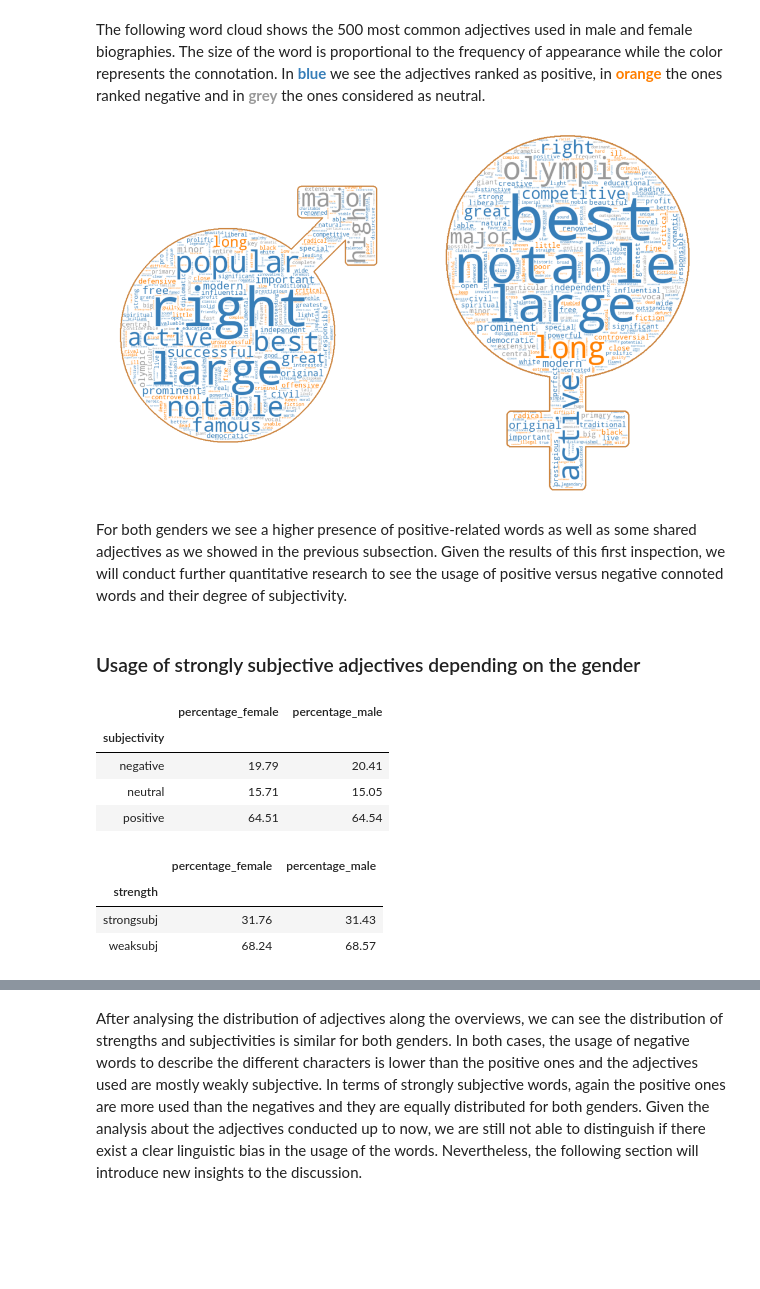
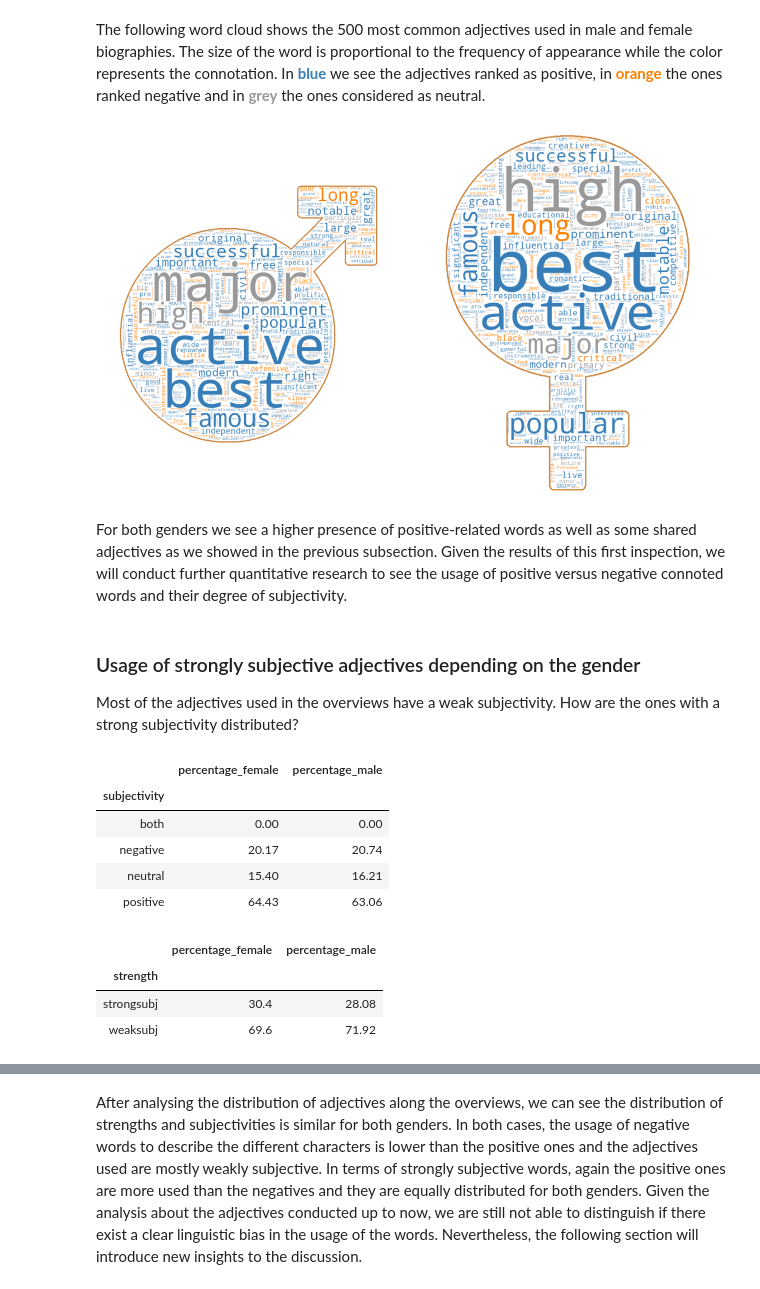
Before and after one commit to natbolon/wiki-gender, a Jupyter notebook: gender_biases_in_wikipedia.ipynb, the cells around one changed output, grey strips where cells are left out. Drawn from its saved outputs; the diff is of its cells as text; code cells hidden in the pictures; blank space fills up the shorter version.

```diff
--- a/gender_biases_in_wikipedia.ipynb
+++ b/gender_biases_in_wikipedia.ipynb
@@ -671,53 +600,21 @@ Visualization of the most common adjectives used in the overviews.
 # %%
 adj_male_dict = most_common_adj_male.select('adjectives', 'count').toPandas().set_index('adjectives').T.to_dict('records')
 adj_female_dict = most_common_adj_fem.select('adjectives', 'count').toPandas().set_index('adjectives').T.to_dict('records')
-# %%
-# map subjectity of words to colors
-word_to_color = dict()
-
-for word in subjectivity_dictionary:
-    if subjectivity_dictionary[word][1] == "positive":
-        word_to_color[word] = '#377eb8' # blue
-    if subjectivity_dictionary[word][1] == "negative":
-        word_to_color[word] = '#ff7f00' # orange
-    if subjectivity_dictionary[word][1] == "neutral":
-        word_to_color[word] = '#999999' # grey
-
-def color_func(word, *args, **kwargs):
-    try:
-        color = word_to_color[word]
-    except KeyError:
-        color = '#000000' # black
-    return color
-# %%
-def generate_wordcloud(mask_image, adj_dict):
-    mask_ = np.array(Image.open(mask_image))
-    wc = WordCloud(background_color="white", max_words=500, mask=mask_,
-               contour_width=3, contour_color='peru', color_func=color_func)
-    # generate word cloud
-    wc.generate_from_frequencies(adj_dict[0])
-
-    return wc
-
-
-def viz_wordcloud(wc_male, wc_fem):
-    fig,ax = plt.subplots(1,2, figsize=(20,20))
-    ax[0].imshow(wc_male, cmap=plt.cm.gray, interpolation="bilinear")
-    ax[0].axis("off")
-    ax[1].imshow(wc_fem, cmap=plt.cm.gray, interpolation="bilinear")
-    ax[1].axis("off")
-    plt.show()
 # %% [markdown]
 The following word cloud shows the 500 most common adjectives used in male and female biographies. The size of the word is proportional to the frequency of appearance while the color represents the connotation. In <span style="color:#377eb8">**blue**</span>  we see the adjectives ranked as positive, in <span style="color:#ff7f00">**orange**</span>  the ones ranked negative and in <span style="color:#999999">**grey**</span> the ones considered as neutral.
 # %%
-wc_male   = generate_wordcloud("data/male.png", adj_male_dict)
-wc_female = generate_wordcloud("data/female.png", adj_female_dict)
+word_to_color_dict = word_to_color(subjectivity_dictionary)
+
+wc_male   = generate_wordcloud("data/male.png", adj_male_dict, word_to_color_dict)
+wc_female = generate_wordcloud("data/female.png", adj_female_dict, word_to_color_dict)
 
 viz_wordcloud(wc_male, wc_female)
 # %% [output]
-[figure, old version]
+[figure, new version]
 # %% [markdown]
 For both genders we see a higher presence of positive-related words as well as some shared adjectives as we showed in the previous subsection. Given the results of this first inspection, we will conduct further quantitative research to see the usage of positive versus negative connoted words and their degree of subjectivity.
 # %% [markdown]
 ### Usage of strongly subjective adjectives depending on the gender
+
+Most of the adjectives used in the overviews have a weak subjectivity. How are the ones with a strong subjectivity distributed?
 # %%
@@ -759,21 +635,24 @@ os_genders_pd = os_genders.toPandas()
 strength_genders_pd = strength_genders.toPandas().round(2)
 # %%
-percentage_st = 100*os_genders_pd.groupby('subjectivity').sum()/os_genders_pd[['female_sum','male_sum']].sum()
-percentage_st.round(2).rename(columns={'female_sum':'percentage_female', 'male_sum':'percentage_male'})
+percentage_subj = 100*ov_subj_genders_pd.groupby('subjectivity').sum()/\
+                            ov_subj_genders_pd[['female_sum','male_sum']].sum()
+percentage_subj.round(2).rename(columns={'female_sum':'percentage_female', 'male_sum':'percentage_male'})
 # %% [output]
 |  | percentage_female | percentage_male |
 | subjectivity |  |  |
-| negative | 19.79 | 20.41 |
-| neutral | 15.71 | 15.05 |
-| positive | 64.51 | 64.54 |
+| both | 0.00 | 0.00 |
+| negative | 20.17 | 20.74 |
+| neutral | 15.40 | 16.21 |
+| positive | 64.43 | 63.06 |
 # %%
-percentage_sub = 100*os_genders_pd.groupby('strength').sum()/os_genders_pd[['female_sum','male_sum']].sum()
-percentage_sub.round(2).rename(columns={'female_sum':'percentage_female', 'male_sum':'percentage_male'})
+percentage_strength = 100*ov_subj_genders_pd.groupby('strength').sum()/\
+                            ov_subj_genders_pd[['female_sum','male_sum']].sum()
+percentage_strength.round(2).rename(columns={'female_sum':'percentage_female', 'male_sum':'percentage_male'})
 # %% [output]
 |  | percentage_female | percentage_male |
 | strength |  |  |
-| strongsubj | 31.76 | 31.43 |
-| weaksubj | 68.24 | 68.57 |
+| strongsubj | 30.4 | 28.08 |
+| weaksubj | 69.6 | 71.92 |
 # %%
 strength_genders_pd
 # %% [output]
```
Also changed, not shown: parts of 175 cells of this notebook, 1 other file.
